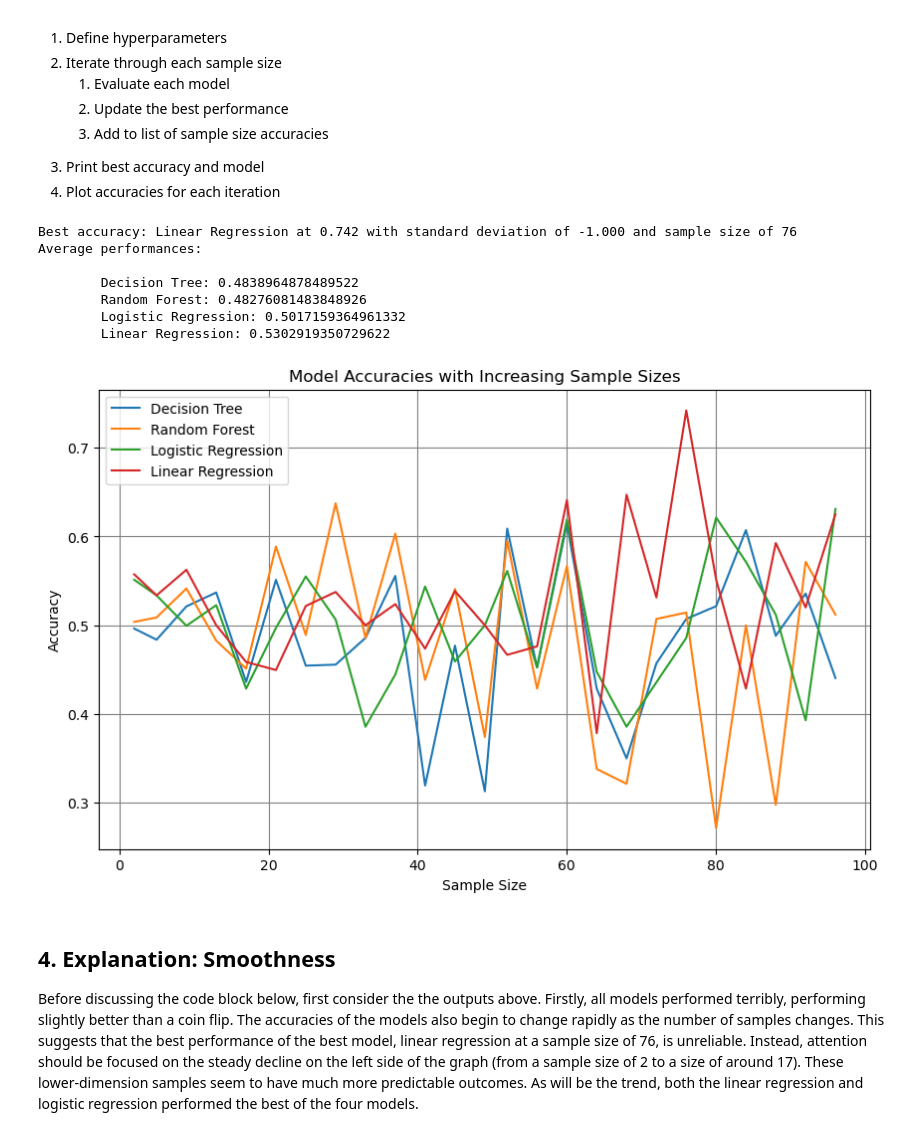
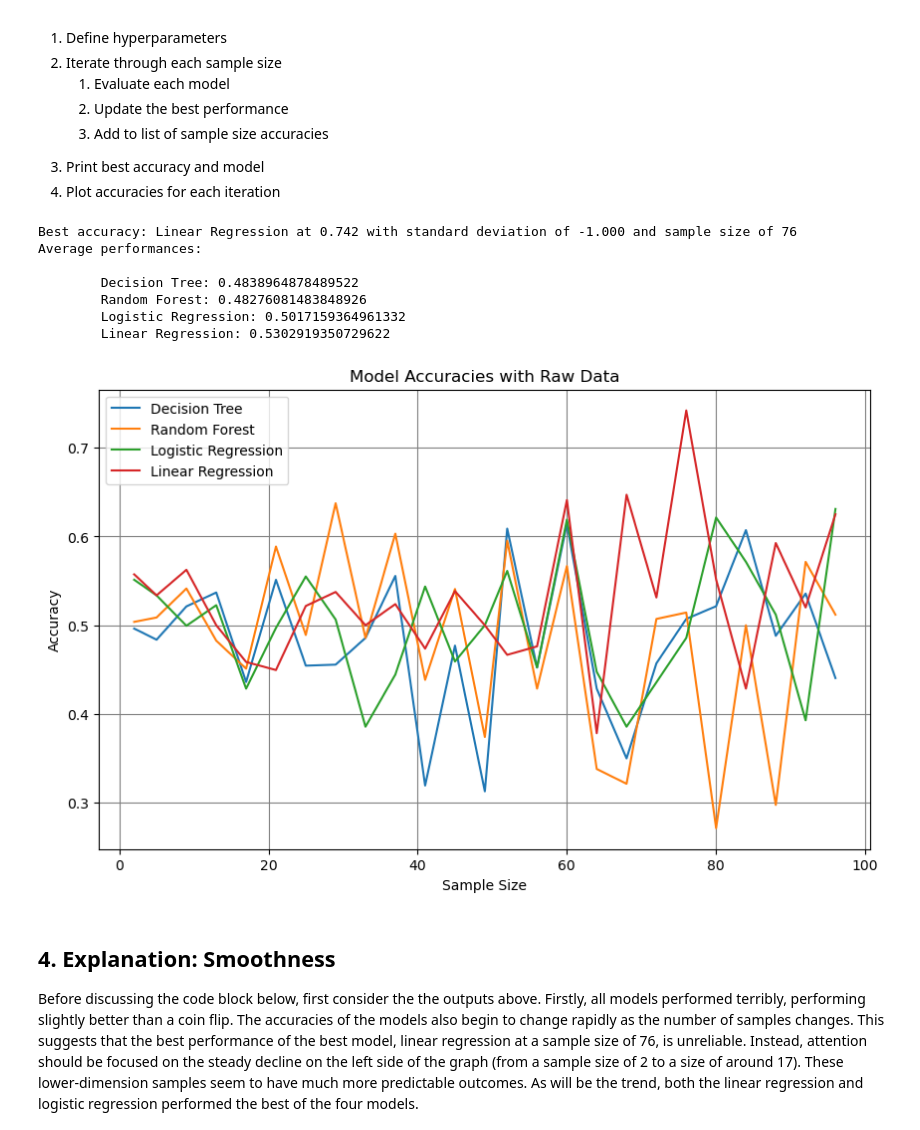
Before and after one commit to EvanA4/OCAI, a Jupyter notebook: StockClassificationNotebook.ipynb, the cells around one changed output. Saved outputs shown, nothing was run; the diff lists cells and outputs as text; code cells hidden in the pictures.

```diff
--- a/StockClassificationNotebook.ipynb
+++ b/StockClassificationNotebook.ipynb
@@ -177,7 +177,7 @@ The `grid_optim` function takes in the extracted data to populate the `X` array
     <li>Plot accuracies for each iteration</li>
 </ol>
 # %%
-def grid_optim(prices: np.ndarray, real_prices: np.ndarray):
+def grid_optim(prices: np.ndarray, real_prices: np.ndarray, plot_title: str):
     # 3.1 Define hyperparameters
     RANDOM_STATE = 42
     NUM_ITERATIONS = 25
@@ -229,36 +229,36 @@ def grid_optim(prices: np.ndarray, real_prices: np.ndarray):
     # 3.3 Print best accuracy and model
     print(f"Best accuracy: {best_model} at {max_acc:.3f} with standard deviation of {max_std:.3f} and sample size of {max_size}")
     print("Average performances:\n")
     print(f"\tDecision Tree: {np.mean(final_accs[0])}")
     print(f"\tRandom Forest: {np.mean(final_accs[1])}")
     print(f"\tLogistic Regression: {np.mean(final_accs[2])}")
     print(f"\tLinear Regression: {np.mean(final_accs[3])}")
 
 
     # 3.4 Plot accuracies for each iteration
     plt.figure(figsize=(10, 6))
     plt.plot(sampleSizes, final_accs[0], label="Decision Tree")
     plt.plot(sampleSizes, final_accs[1], label="Random Forest")
     plt.plot(sampleSizes, final_accs[2], label="Logistic Regression")
     plt.plot(sampleSizes, final_accs[3], label="Linear Regression")
     plt.grid(color="grey")
     plt.xlabel("Sample Size")
     plt.ylabel("Accuracy")
-    plt.title("Model Accuracies with Increasing Sample Sizes")
+    plt.title(plot_title)
     plt.legend()
     plt.show()
 
 
-grid_optim(prices, prices)
+grid_optim(prices, prices, "Model Accuracies with Raw Data")
 # %% [output]
 Best accuracy: Linear Regression at 0.742 with standard deviation of -1.000 and sample size of 76
 Average performances:
 
         Decision Tree: 0.4838964878489522
         Random Forest: 0.48276081483848926
         Logistic Regression: 0.5017159364961332
         Linear Regression: 0.5302919350729622
-[figure, old version]
+[figure, new version]
 # %% [markdown]
 ## 4. Explanation: Smoothness
 
```
Also changed, not shown: parts of 4 cells of this notebook.
